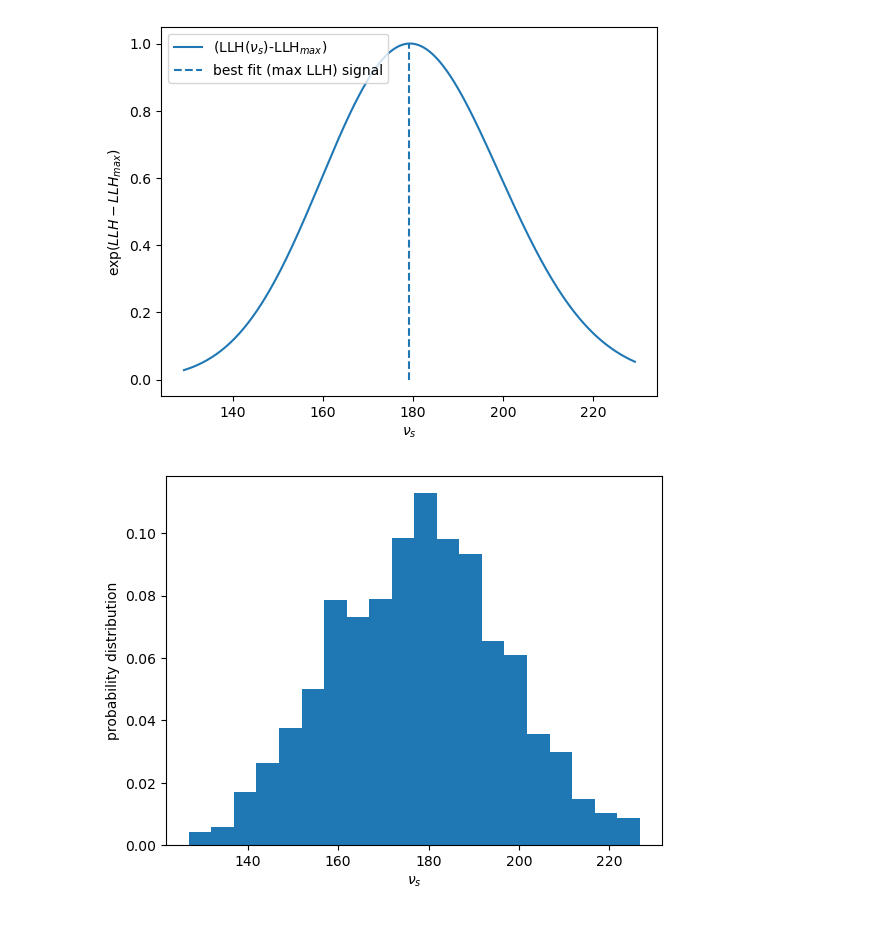
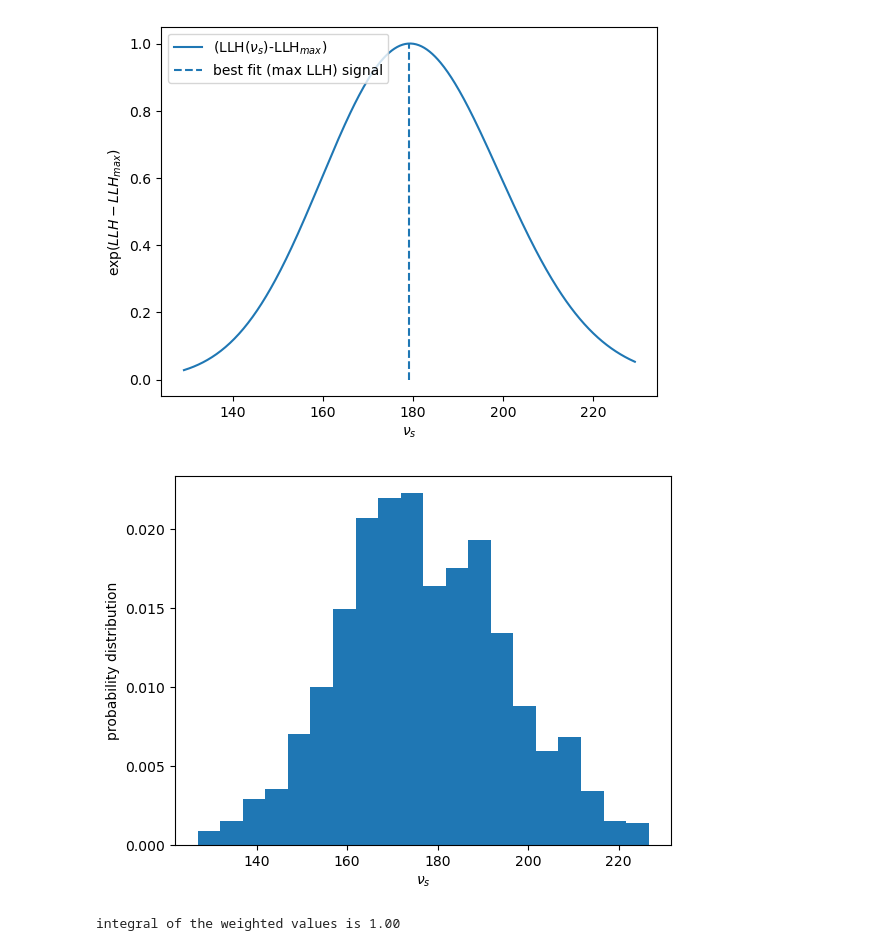
Before and after one commit to aotownsend/StatMethods2022, a Jupyter notebook: submissions/week9/annanay_week9.ipynb, the cells around one changed output. Saved outputs shown, nothing was run; the diff lists cells and outputs as text; code cells hidden in the pictures.

```diff
--- a/submissions/week9/annanay_week9.ipynb
+++ b/submissions/week9/annanay_week9.ipynb
@@ -144,18 +144,21 @@ plt.show()
 # %%
 width = 50
 bins = 20
 
 random_nu_s_space = np.random.uniform(low=v_s_fix_bkg-width, high=v_s_fix_bkg+width, size=1000)
 random_llh_space = np.array([-log_likelihood(nu_s, 420.7) for nu_s in random_nu_s_space])
 weights = np.exp(random_llh_space-llh_max_fix_bkg).flatten()
 ##weighted_values = random_nu_s_space*weights # weighted values
 
 bin_height, bin_boundary = np.histogram(random_nu_s_space, bins=bins, weights=weights)
-bin_height = bin_height/np.sum(bin_height) # normalized so integral is 1
+bin_height = bin_height/np.sum(bin_height*np.diff(bin_boundary)) # normalized so integral is 1
 
 plt.bar(bin_boundary[:-1], bin_height, width=bin_boundary[1]-bin_boundary[0], label='weighted values')
 plt.xlabel('$ν_s$')
 plt.ylabel('probability distribution')
 plt.show()
+
+print(f"integral of the weighted values is {np.sum(bin_height*np.diff(bin_boundary)):.2f}")
 # %% [output]
-[figure, old version]
+[figure, new version]
+integral of the weighted values is 1.00
```
Also changed, not shown: parts of 1 cell of this notebook.
